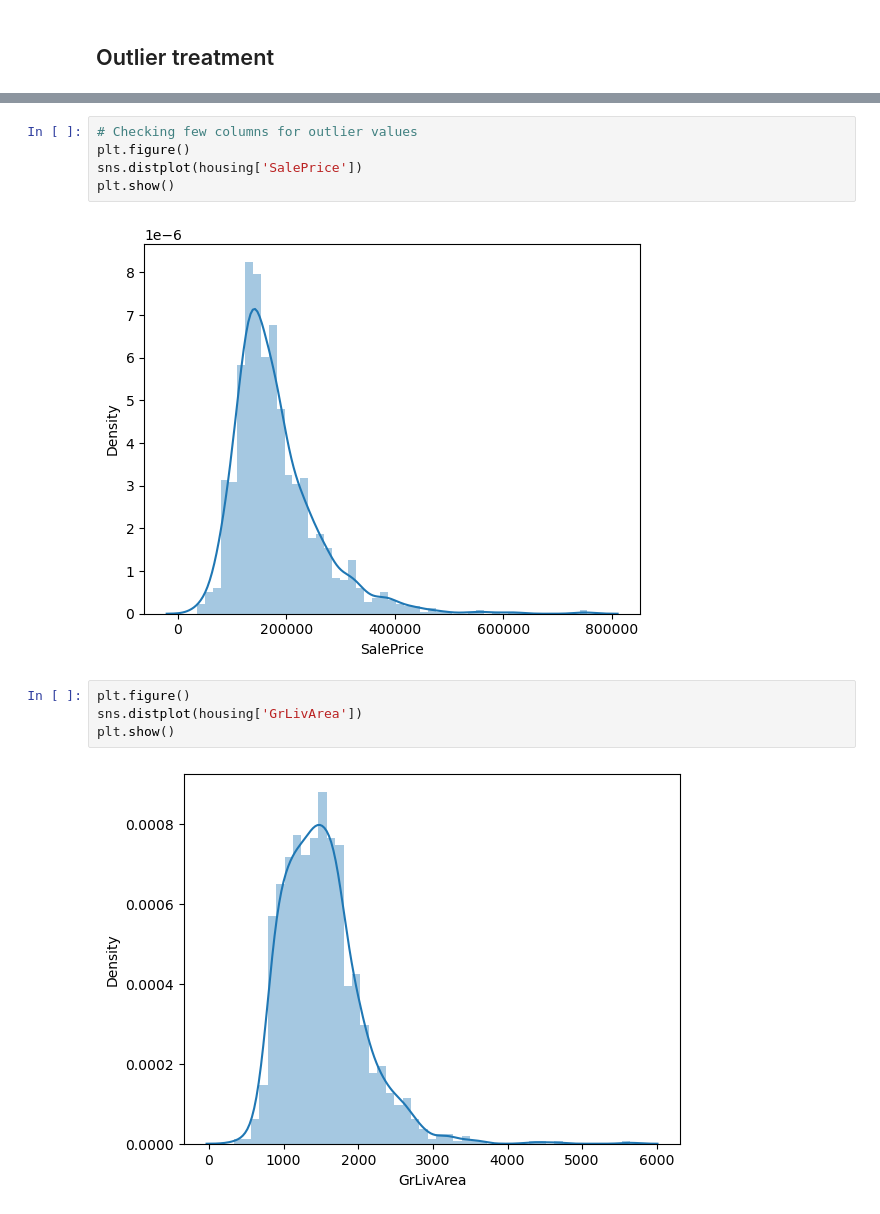
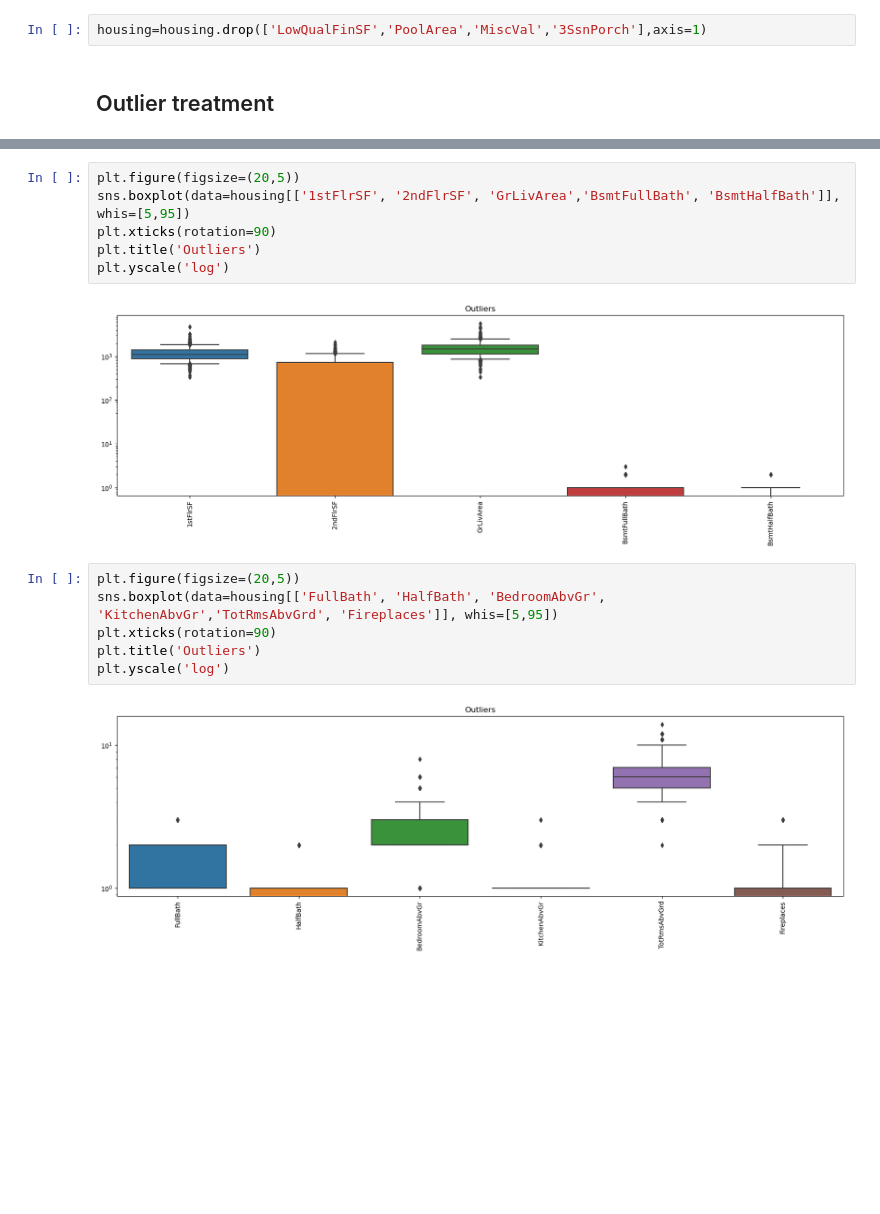
Before and after one commit to SanjayaKumarSahoo/advanced-regression-assignment, a Jupyter notebook: Assignment - Advanced Regression.ipynb, the cells around one changed output, grey strips where cells are left out. Saved outputs shown, nothing was run; the diff lists cells and outputs as text; blank space fills up the shorter version.

```diff
--- a/Assignment - Advanced Regression.ipynb
+++ b/Assignment - Advanced Regression.ipynb
@@ -406,3 +442,5 @@ housing.describe()
+# %%
+housing=housing.drop(['LowQualFinSF','PoolArea','MiscVal','3SsnPorch'],axis=1)
 # %% [markdown]
 ## Outlier treatment
 # %%
@@ -413,13 +467,16 @@ Index(['MSSubClass', 'LotFrontage', 'LotArea', 'OverallQual', 'OverallCond', 'Ye
 # %%
-# Checking few columns for outlier values
-plt.figure()
-sns.distplot(housing['SalePrice'])
-plt.show()
+plt.figure(figsize=(20,5))
+sns.boxplot(data=housing[['1stFlrSF', '2ndFlrSF', 'GrLivArea','BsmtFullBath', 'BsmtHalfBath']], whis=[5,95])
+plt.xticks(rotation=90)
+plt.title('Outliers')
+plt.yscale('log')
 # %% [output]
-[figure, old version]
+[figure, new version]
 # %%
-plt.figure()
-sns.distplot(housing['GrLivArea'])
-plt.show()
+plt.figure(figsize=(20,5))
+sns.boxplot(data=housing[['FullBath', 'HalfBath', 'BedroomAbvGr', 'KitchenAbvGr','TotRmsAbvGrd', 'Fireplaces']], whis=[5,95])
+plt.xticks(rotation=90)
+plt.title('Outliers')
+plt.yscale('log')
 # %% [output]
-[figure, old version]
+[figure, new version]
```
Also changed, not shown: parts of 62 cells of this notebook.
